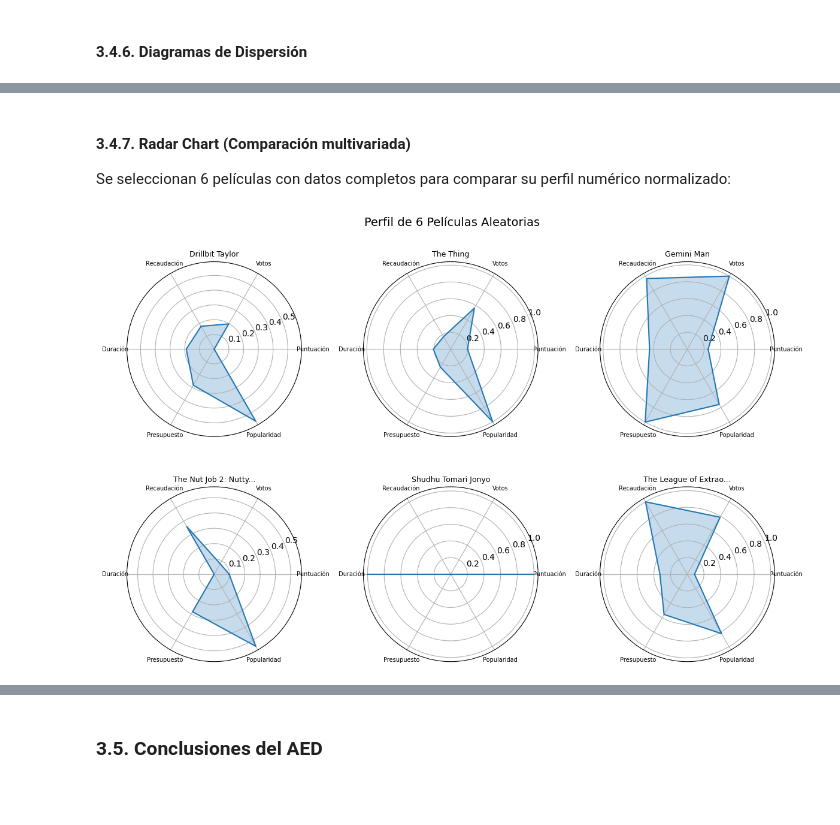
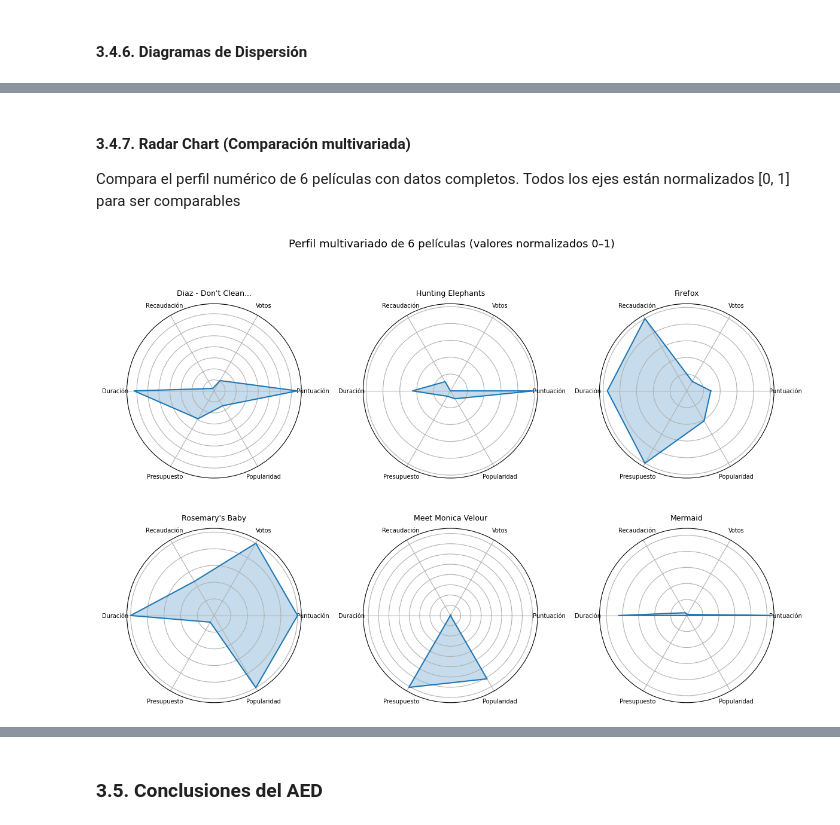
Before and after one commit to nat1600/data-mining-movies, a Jupyter notebook: Final_Project_TMDB_Data_Mining.ipynb, the cells around one changed output, grey strips where cells are left out. Cells and saved outputs as stored; diff of their text form; code cells hidden in the pictures; blank space fills up the shorter version.

Commit message:
refactor: rewrite notebook — centralize imports, replace copy-paste with loops, fix markdown structure

```diff
--- a/Final_Project_TMDB_Data_Mining.ipynb
+++ b/Final_Project_TMDB_Data_Mining.ipynb
@@ -634,0 +547,16 @@ Los diagramas de caja muestran distribuciones muy asimétricas con una presencia
+# %%
+
+scaler_std = StandardScaler()
+df_scaled = pd.DataFrame(
+    scaler_std.fit_transform(df[VARS_NUM]),
+    columns=VARS_NUM
+)
+
+fig, ax = plt.subplots(figsize=(10, 5))
+df_scaled.boxplot(ax=ax)
+ax.axhline(0, color='gray', linestyle='--', linewidth=0.8)
+ax.set_title('Boxplot — Variables estandarizadas (Z-score)', fontsize=13)
+ax.set_ylabel('Desviaciones estándar')
+ax.tick_params(axis='x', rotation=30)
+plt.tight_layout()
+plt.show()
@@ -693,44 +599,42 @@ Es posible confirmar visualmente las  relaciones que antes se habian encontrado
 # %% [markdown]
 #### **3.4.7. Radar Chart (Comparación multivariada)**
 
-Se seleccionan 6 películas con datos completos para comparar su perfil numérico normalizado:
+Compara el perfil numérico de 6 películas con datos completos. Todos los ejes están normalizados [0, 1] para ser comparables
 # %%
-# Seleccionar 6 películas aleatorias con datos completos
-sample_df = df_viz.sample(n=6, replace=False)
+# ── Radar chart para 6 películas con datos completos ────────────────────
+np.random.seed(42)  # reproducibilidad
+sample_df = df_viz.sample(n=6)
 
-# Variables numéricas a usar
-variables = ['vote_average', 'vote_count', 'revenue',
-             'runtime', 'budget', 'popularity']
+VARS_RADAR  = ['vote_average', 'vote_count', 'revenue', 'runtime', 'budget', 'popularity']
+LABELS_RADAR = ['Puntuación', 'Votos', 'Recaudación', 'Duración', 'Presupuesto', 'Popularidad']
 
-# Normalizar datos
-scaler = MinMaxScaler()
-scaled_values = scaler.fit_transform(sample_df[variables])
+scaler_mm = MinMaxScaler()
+scaled_values = scaler_mm.fit_transform(sample_df[VARS_RADAR])
 
-# Crear etiquetas con el título de la película
-labels = [f"{title[:20]}..." if len(title) > 20 else title
-          for title in sample_df['title']]
+titulos = [
+    f"{t[:18]}..." if len(t) > 18 else t
+    for t in sample_df['title']
+]
 
-# Configuración radar
-num_vars = len(variables)
+num_vars = len(VARS_RADAR)
 angles = np.linspace(0, 2 * np.pi, num_vars, endpoint=False).tolist()
-angles += angles[:1]  # cerrar figura
+angles += angles[:1]  # cerrar el polígono
 
 fig, axes = plt.subplots(2, 3, subplot_kw=dict(polar=True), figsize=(12, 8))
 axes = axes.flatten()
 
-for i in range(6):
-    values = scaled_values[i].tolist()
-    values += values[:1]  # cerrar estrella
+for i, ax in enumerate(axes):
+    values = scaled_values[i].tolist() + [scaled_values[i][0]]  # cerrar
+    ax.plot(angles, values, linewidth=1.5)
+    ax.fill(angles, values, alpha=0.25)
+    ax.set_title(titulos[i], size=9, pad=10)
+    ax.set_xticks(angles[:-1])
+    ax.set_xticklabels(LABELS_RADAR, fontsize=7)
+    ax.set_yticklabels([])
 
-    axes[i].plot(angles, values)
-    axes[i].fill(angles, values, alpha=0.25)
-    axes[i].set_title(labels[i], size=9)
-    axes[i].set_xticks(angles[:-1])
-    axes[i].set_xticklabels(['Puntuación', 'Votos', 'Recaudación',
-                              'Duración', 'Presupuesto', 'Popularidad'], fontsize=7)
-
-plt.suptitle('Perfil de 6 Películas Aleatorias', fontsize=14)
+fig.suptitle('Perfil multivariado de 6 películas (valores normalizados 0–1)',
+             fontsize=13, y=1.02)
 plt.tight_layout()
 plt.show()
 # %% [output]
-[figure, old version]
+[figure, new version]
```
Also changed, not shown: parts of 119 cells of this notebook.
